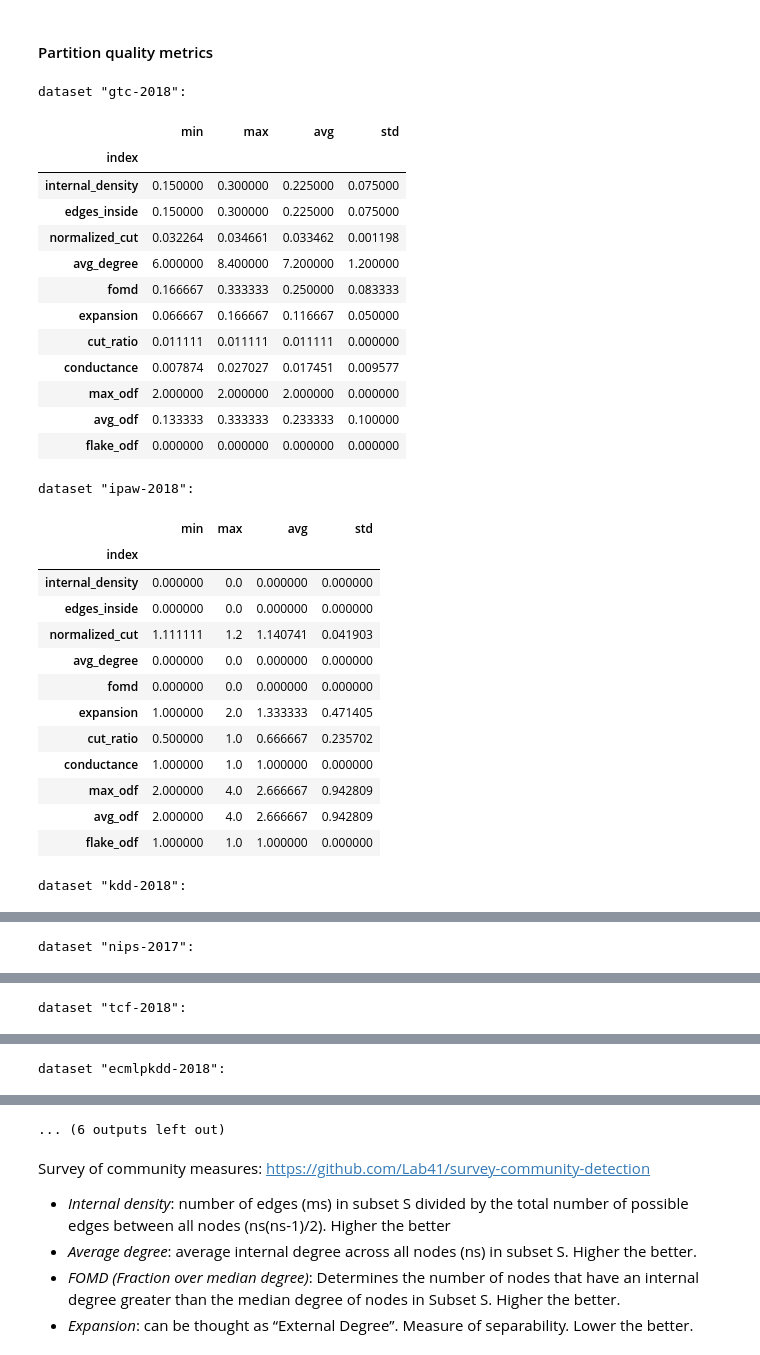
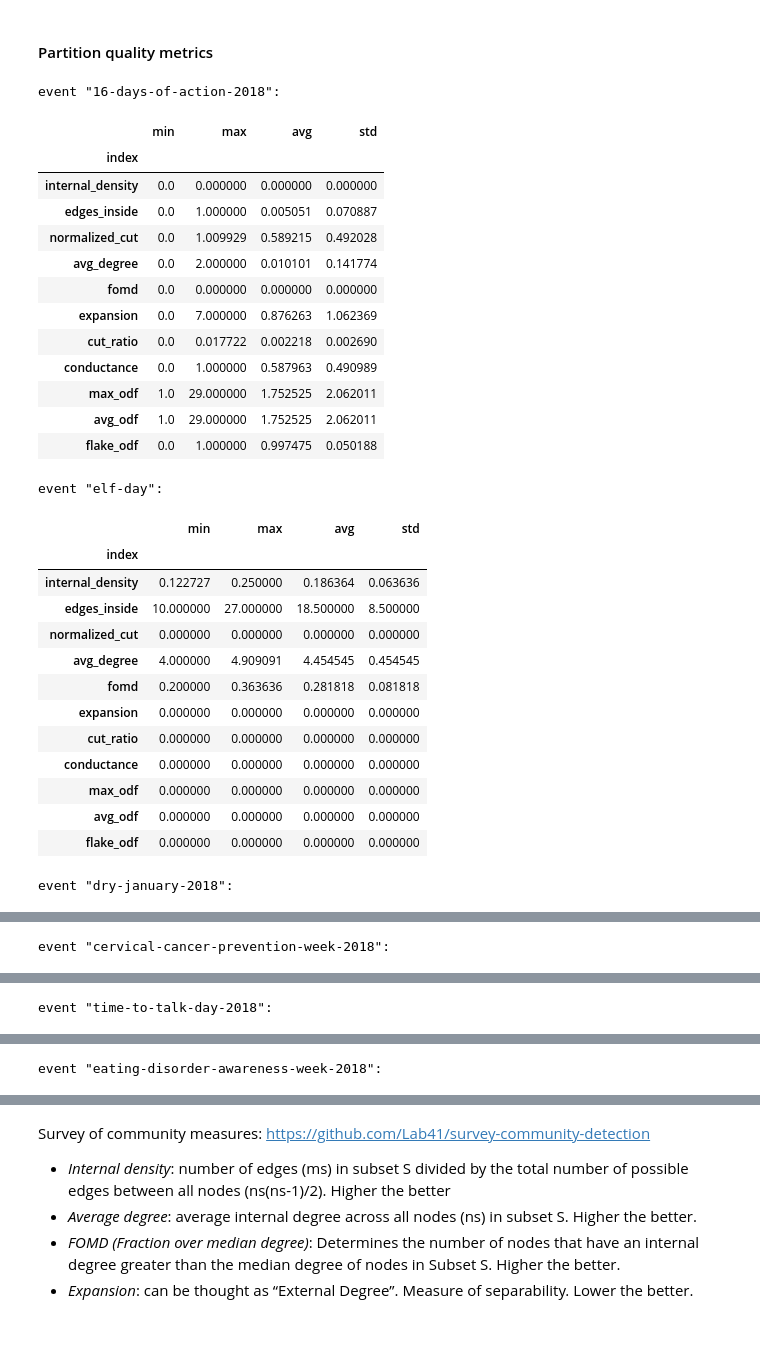
Before and after one commit to flaprimo/twitter-network-analysis, a Jupyter notebook: analysis.ipynb, the cells around one changed output, grey strips where cells are left out. Drawn from its saved outputs; the diff is of its cells as text; code cells hidden in the pictures.

```diff
--- a/analysis.ipynb
+++ b/analysis.ipynb
@@ -21,6 +28,6 @@ DEBUG - matplotlib.pyplot - Loaded backend module://ipykernel.pylab.backend_inli
 # %%
 # CONFIGS
-project_name = 'datascience_conferences_single'
+project_name = 'uk_healthcare'
 
 # cd_config = ('infomap', {})
 cd_config = ('demon', {
@@ -30,4 +37,4 @@ cd_config = ('demon', {
 # %%
 # PIPELINE
 o = Orchestrator(project_name, cd_config)
-cd_results = o.execute()
+results = o.execute()
@@ -58,9 +98,7 @@ DEBUG - pipelines.orchestrator - elapsed time: 3.3951 s
 # %%
-print('Graph summary:')
-display(AnalysisHelper.merge_dataset_results('graph_summary', cd_results))
+partitions_summary = AnalysisHelper.get_multi_summary('community_detection', 'partition_summary', results)
 
-print('Partition summary:')
-for ds_name, ds in cd_results.items():
-    print(f'dataset "{ds_name}"')
-    display(ds[0]['partition_summary'])
+for ds_name, ds in partitions_summary.items():
+    print(f'event "{ds_name}":')
+    display(ds)
 # %% [output]
@@ -153,38 +148,40 @@ n = \text{# nodes}
 # %% [markdown]
 #### Partition quality metrics
 # %%
-for ds_name, ds in cd_results.items():
-    print(f'dataset "{ds_name}":')
-    display(ds[0]['pquality'])
+pquality = AnalysisHelper.get_multi_summary('community_detection', 'pquality', results)
+
+for ds_name, ds in pquality.items():
+    print(f'event "{ds_name}":')
+    display(ds)
 # %% [output]
-dataset "gtc-2018":
+event "16-days-of-action-2018":
 |  | min | max | avg | std |
 | index |  |  |  |  |
-| internal_density | 0.150000 | 0.300000 | 0.225000 | 0.075000 |
-| edges_inside | 0.150000 | 0.300000 | 0.225000 | 0.075000 |
-| normalized_cut | 0.032264 | 0.034661 | 0.033462 | 0.001198 |
-| avg_degree | 6.000000 | 8.400000 | 7.200000 | 1.200000 |
-| fomd | 0.166667 | 0.333333 | 0.250000 | 0.083333 |
-| expansion | 0.066667 | 0.166667 | 0.116667 | 0.050000 |
-| cut_ratio | 0.011111 | 0.011111 | 0.011111 | 0.000000 |
-| conductance | 0.007874 | 0.027027 | 0.017451 | 0.009577 |
-| max_odf | 2.000000 | 2.000000 | 2.000000 | 0.000000 |
-| avg_odf | 0.133333 | 0.333333 | 0.233333 | 0.100000 |
-| flake_odf | 0.000000 | 0.000000 | 0.000000 | 0.000000 |
+| internal_density | 0.0 | 0.000000 | 0.000000 | 0.000000 |
+| edges_inside | 0.0 | 1.000000 | 0.005051 | 0.070887 |
+| normalized_cut | 0.0 | 1.009929 | 0.589215 | 0.492028 |
+| avg_degree | 0.0 | 2.000000 | 0.010101 | 0.141774 |
+| fomd | 0.0 | 0.000000 | 0.000000 | 0.000000 |
+| expansion | 0.0 | 7.000000 | 0.876263 | 1.062369 |
+| cut_ratio | 0.0 | 0.017722 | 0.002218 | 0.002690 |
+| conductance | 0.0 | 1.000000 | 0.587963 | 0.490989 |
+| max_odf | 1.0 | 29.000000 | 1.752525 | 2.062011 |
+| avg_odf | 1.0 | 29.000000 | 1.752525 | 2.062011 |
+| flake_odf | 0.0 | 1.000000 | 0.997475 | 0.050188 |
-dataset "ipaw-2018":
+event "elf-day":
 |  | min | max | avg | std |
 | index |  |  |  |  |
-| internal_density | 0.000000 | 0.0 | 0.000000 | 0.000000 |
-| edges_inside | 0.000000 | 0.0 | 0.000000 | 0.000000 |
-| normalized_cut | 1.111111 | 1.2 | 1.140741 | 0.041903 |
-| avg_degree | 0.000000 | 0.0 | 0.000000 | 0.000000 |
-| fomd | 0.000000 | 0.0 | 0.000000 | 0.000000 |
-| expansion | 1.000000 | 2.0 | 1.333333 | 0.471405 |
-| cut_ratio | 0.500000 | 1.0 | 0.666667 | 0.235702 |
-| conductance | 1.000000 | 1.0 | 1.000000 | 0.000000 |
-| max_odf | 2.000000 | 4.0 | 2.666667 | 0.942809 |
-| avg_odf | 2.000000 | 4.0 | 2.666667 | 0.942809 |
-| flake_odf | 1.000000 | 1.0 | 1.000000 | 0.000000 |
+| internal_density | 0.122727 | 0.250000 | 0.186364 | 0.063636 |
+| edges_inside | 10.000000 | 27.000000 | 18.500000 | 8.500000 |
+| normalized_cut | 0.000000 | 0.000000 | 0.000000 | 0.000000 |
+| avg_degree | 4.000000 | 4.909091 | 4.454545 | 0.454545 |
+| fomd | 0.200000 | 0.363636 | 0.281818 | 0.081818 |
+| expansion | 0.000000 | 0.000000 | 0.000000 | 0.000000 |
+| cut_ratio | 0.000000 | 0.000000 | 0.000000 | 0.000000 |
+| conductance | 0.000000 | 0.000000 | 0.000000 | 0.000000 |
+| max_odf | 0.000000 | 0.000000 | 0.000000 | 0.000000 |
+| avg_odf | 0.000000 | 0.000000 | 0.000000 | 0.000000 |
+| flake_odf | 0.000000 | 0.000000 | 0.000000 | 0.000000 |
-dataset "kdd-2018":
+event "dry-january-2018":
 |  | min | max | avg | std |
 | index |  |  |  |  |
@@ -202,3 +199,3 @@ dataset "kdd-2018":
-dataset "nips-2017":
+event "cervical-cancer-prevention-week-2018":
 |  | min | max | avg | std |
 | index |  |  |  |  |
@@ -216,3 +213,3 @@ dataset "nips-2017":
-dataset "tcf-2018":
+event "time-to-talk-day-2018":
 |  | min | max | avg | std |
 | index |  |  |  |  |
@@ -230,3 +227,3 @@ dataset "tcf-2018":
-dataset "ecmlpkdd-2018":
+event "eating-disorder-awareness-week-2018":
 |  | min | max | avg | std |
 | index |  |  |  |  |
@@ -244,4 +241,3 @@ dataset "ecmlpkdd-2018":
-... (6 outputs left out)
 # %% [markdown]
 Survey of community measures: https://github.com/Lab41/survey-community-detection
 * *Internal density*: number of edges (ms) in subset S divided by the total number of possible edges between all nodes (ns(ns-1)/2). Higher the better
```
Also changed, not shown: parts of 15 cells of this notebook, 1 other file.
